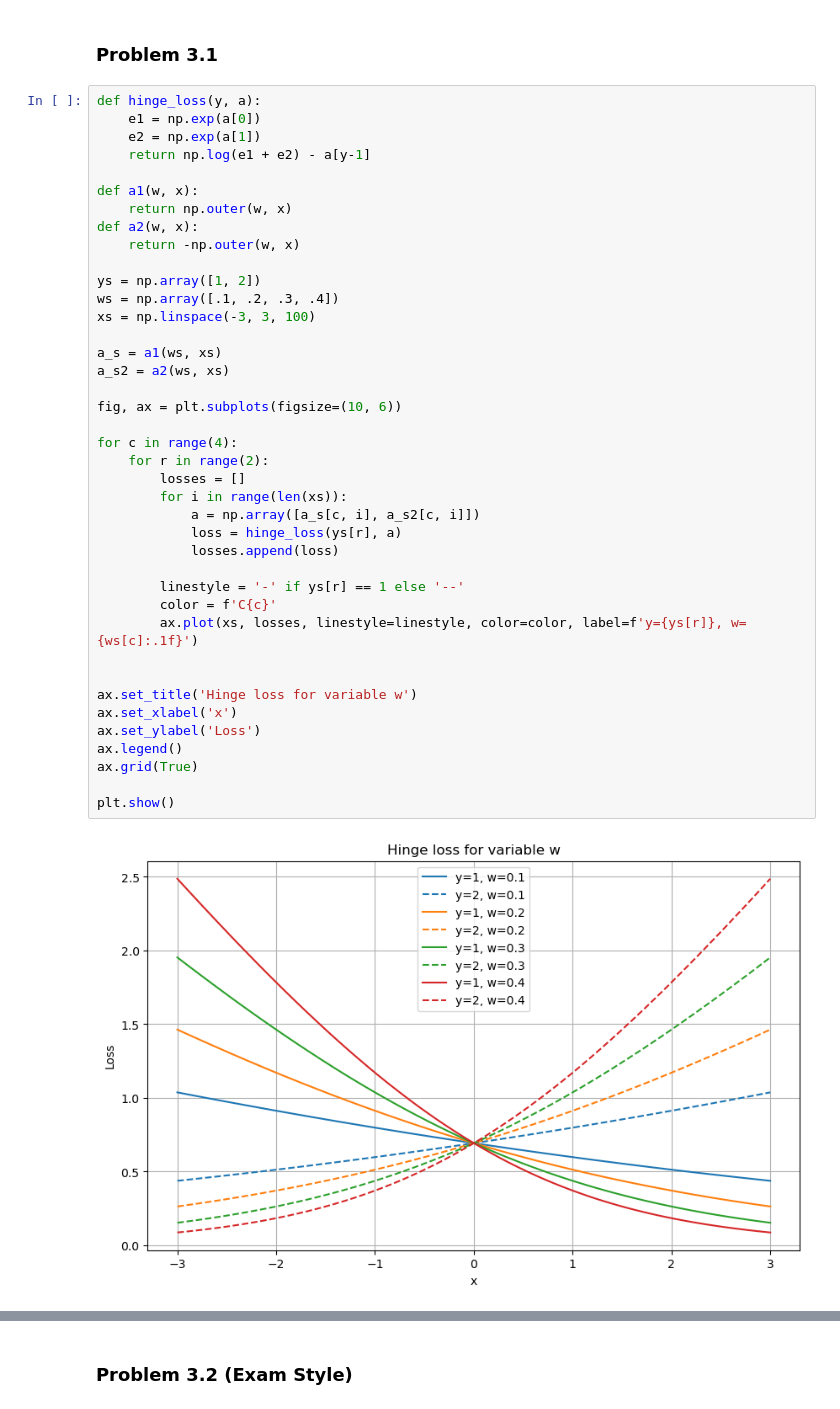
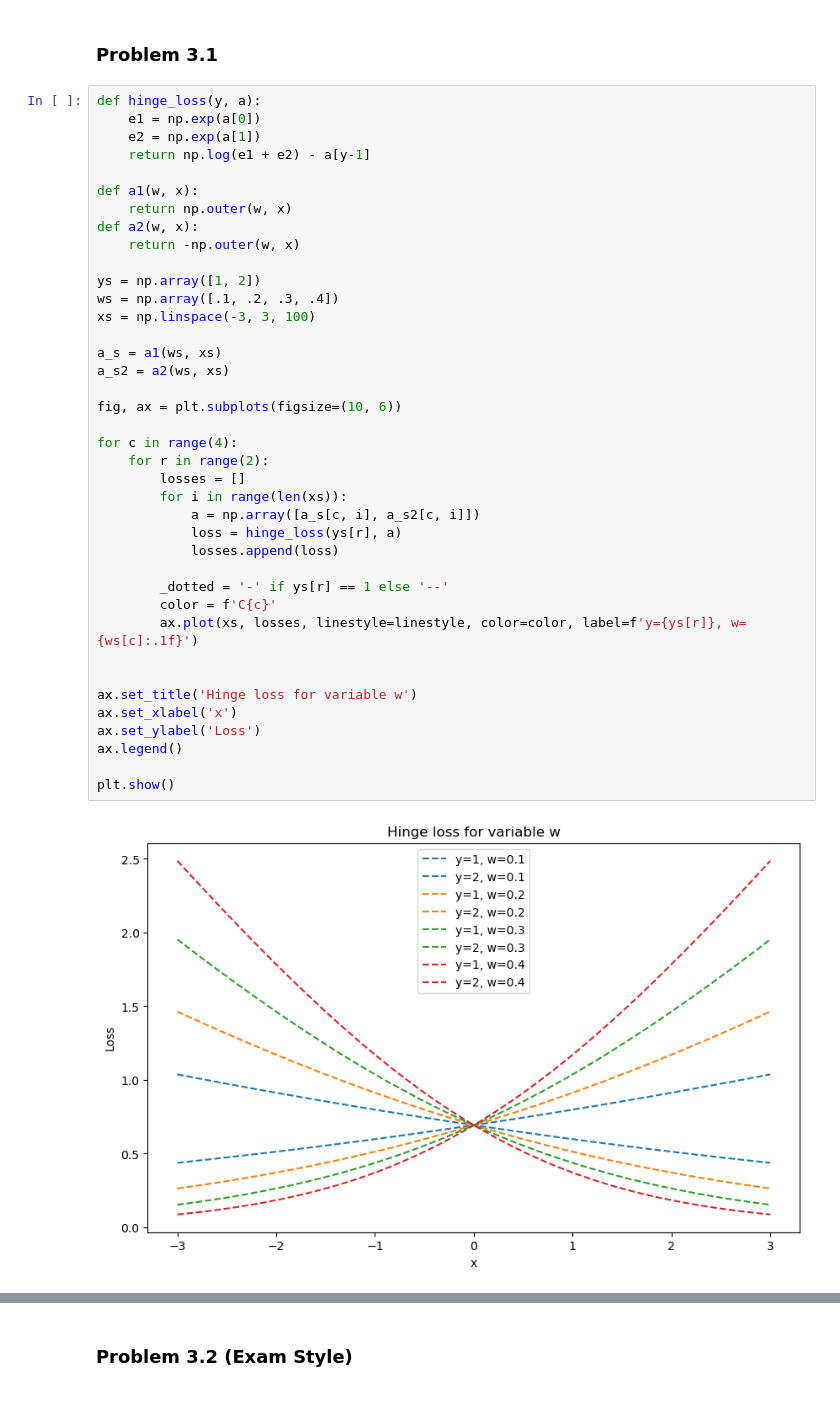
Before and after one commit to detroitnatif/CS371, a Jupyter notebook: hw4/homework04.ipynb, the cells around one changed output, grey strips where cells are left out. Cells and saved outputs as stored; diff of their text form.

```diff
--- a/hw4/homework04.ipynb
+++ b/hw4/homework04.ipynb
@@ -109,33 +109,32 @@ def a2(w, x):
     return -np.outer(w, x)
 
 ys = np.array([1, 2])
 ws = np.array([.1, .2, .3, .4])
 xs = np.linspace(-3, 3, 100)
 
 a_s = a1(ws, xs)
 a_s2 = a2(ws, xs)
 
 fig, ax = plt.subplots(figsize=(10, 6))
 
 for c in range(4):
     for r in range(2):
         losses = []
         for i in range(len(xs)):
             a = np.array([a_s[c, i], a_s2[c, i]])
             loss = hinge_loss(ys[r], a)
             losses.append(loss)
 
-        linestyle = '-' if ys[r] == 1 else '--'
+        _dotted = '-' if ys[r] == 1 else '--'
         color = f'C{c}'
         ax.plot(xs, losses, linestyle=linestyle, color=color, label=f'y={ys[r]}, w={ws[c]:.1f}')
 
 
 ax.set_title('Hinge loss for variable w')
 ax.set_xlabel('x')
 ax.set_ylabel('Loss')
 ax.legend()
-ax.grid(True)
 
 plt.show()
 # %% [output]
-[figure, old version]
+[figure, new version]
```
Also changed, not shown: parts of 1 cell of this notebook.
